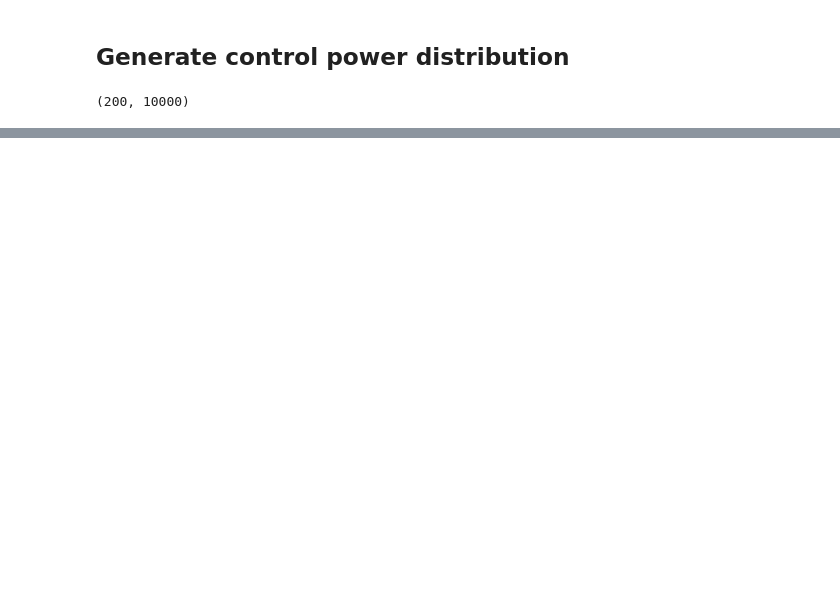
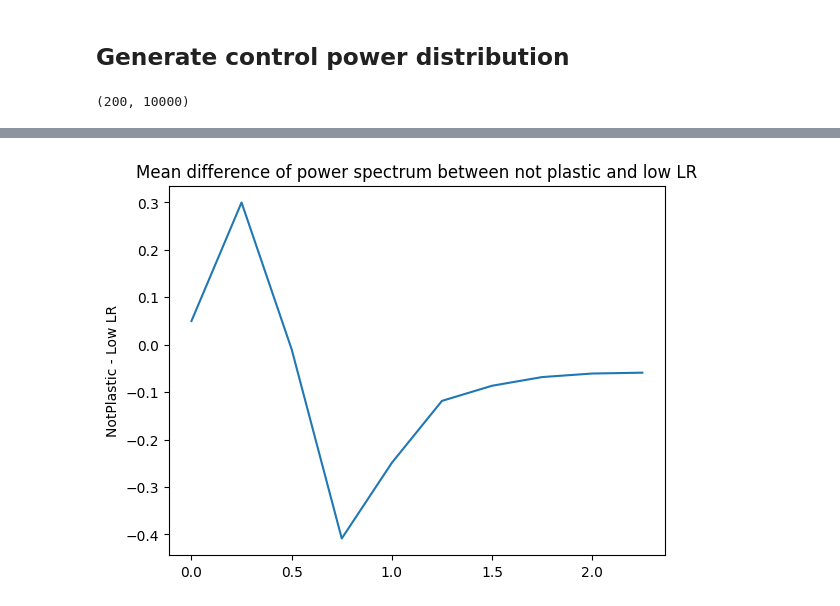
Before and after one commit to Picardian14/dyn_fic_dmf, a Jupyter notebook: python/het_plast_statistics.ipynb, the cells around one changed output, grey strips where cells are left out. Drawn from its saved outputs; the diff is of its cells as text; code cells hidden in the pictures; blank space fills up the shorter version.

```diff
--- a/python/het_plast_statistics.ipynb
+++ b/python/het_plast_statistics.ipynb
@@ -493,0 +297,11 @@ plt.show()
+# %%
+# Do a similar plot but the y axis is the difference accross repetions between not plastic and low lr
+# Calculate the differce of power spectrum between not plastic and low lr
+# Across all repetitions (axis=0)
+diff_psd = psd_all_notplastic - psd_all_low_lr
+plt.plot(freqs_all_notplastic[0,:10], diff_psd.mean(axis=0).mean(axis=0)[:10])
+plt.title("Mean difference of power spectrum between not plastic and low LR")
+plt.ylabel("NotPlastic - Low LR")
+plt.show()
+# %% [output]
+[figure, added]
```
Also changed, not shown: parts of 38 cells of this notebook.
